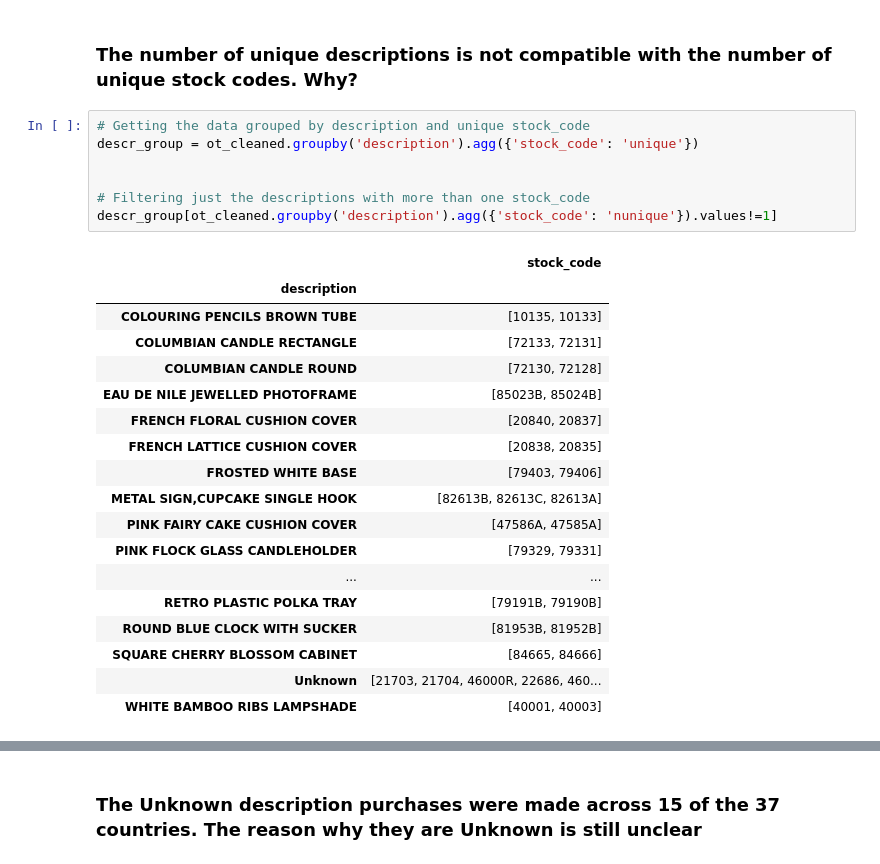
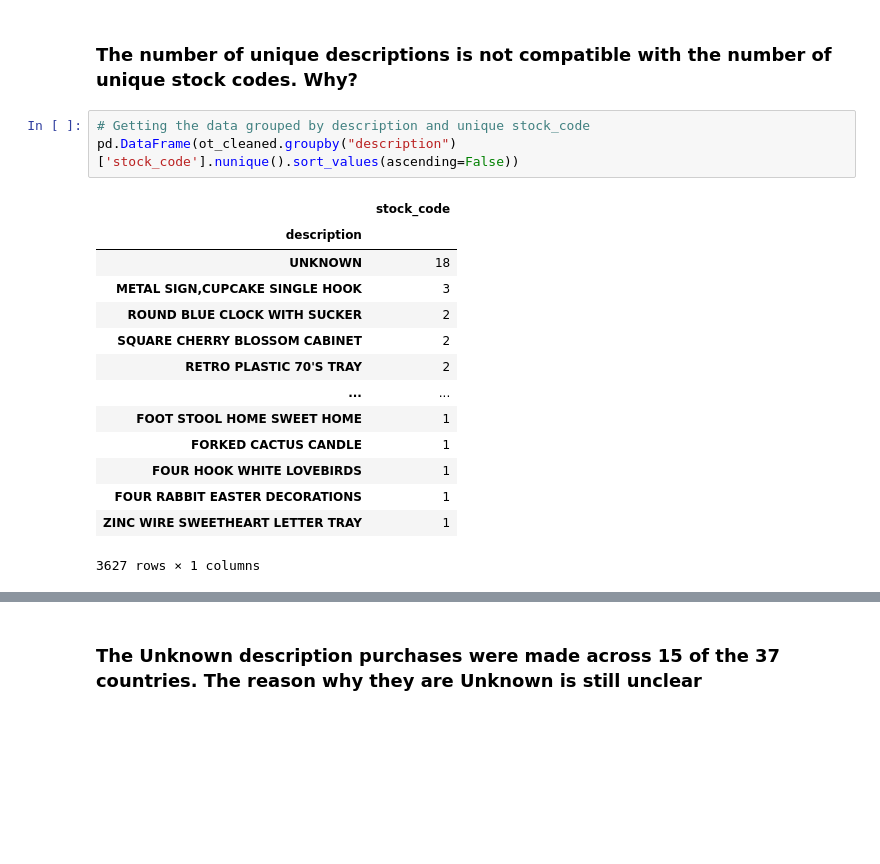
Before and after one commit to adriannaluz/data-analysis_portfolio, a Jupyter notebook: customer_segmentation/notebooks/data_exploration.ipynb, the cells around one changed output, grey strips where cells are left out. Cells and saved outputs as stored; diff of their text form; blank space fills up the shorter version.

Commit message:
reorganizing data exploration phase

```diff
--- a/customer_segmentation/notebooks/data_exploration.ipynb
+++ b/customer_segmentation/notebooks/data_exploration.ipynb
@@ -170,27 +162,19 @@ array(['Australia', 'Austria', 'Bahrain', 'Belgium', 'Brazil', 'Canada',
 ### The number of unique descriptions is not compatible with the number of unique stock codes. Why?
 # %%
 # Getting the data grouped by description and unique stock_code
-descr_group = ot_cleaned.groupby('description').agg({'stock_code': 'unique'})
-
-
-# Filtering just the descriptions with more than one stock_code
-descr_group[ot_cleaned.groupby('description').agg({'stock_code': 'nunique'}).values!=1]
+pd.DataFrame(ot_cleaned.groupby("description")['stock_code'].nunique().sort_values(ascending=False))
 # %% [output]
 |  | stock_code |
 | description |  |
-| COLOURING PENCILS BROWN TUBE | [10135, 10133] |
-| COLUMBIAN CANDLE RECTANGLE | [72133, 72131] |
-| COLUMBIAN CANDLE ROUND | [72130, 72128] |
-| EAU DE NILE JEWELLED PHOTOFRAME | [85023B, 85024B] |
-| FRENCH FLORAL CUSHION COVER | [20840, 20837] |
-| FRENCH LATTICE CUSHION COVER | [20838, 20835] |
-| FROSTED WHITE BASE | [79403, 79406] |
-| METAL SIGN,CUPCAKE SINGLE HOOK | [82613B, 82613C, 82613A] |
-| PINK FAIRY CAKE CUSHION COVER | [47586A, 47585A] |
-| PINK FLOCK GLASS CANDLEHOLDER | [79329, 79331] |
+| UNKNOWN | 18 |
+| METAL SIGN,CUPCAKE SINGLE HOOK | 3 |
+| ROUND BLUE CLOCK WITH SUCKER | 2 |
+| SQUARE CHERRY BLOSSOM CABINET | 2 |
+| RETRO PLASTIC 70'S TRAY | 2 |
 | ... | ... |
-| RETRO PLASTIC POLKA TRAY | [79191B, 79190B] |
-| ROUND BLUE CLOCK WITH SUCKER | [81953B, 81952B] |
-| SQUARE CHERRY BLOSSOM CABINET | [84665, 84666] |
-| Unknown | [21703, 21704, 46000R, 22686, 460... |
-| WHITE BAMBOO RIBS LAMPSHADE | [40001, 40003] |
+| FOOT STOOL HOME SWEET HOME | 1 |
+| FORKED CACTUS CANDLE | 1 |
+| FOUR HOOK WHITE LOVEBIRDS | 1 |
+| FOUR RABBIT EASTER DECORATIONS | 1 |
+| ZINC WIRE SWEETHEART LETTER TRAY | 1 |
+3627 rows × 1 columns
```
Also changed, not shown: parts of 34 cells of this notebook.
